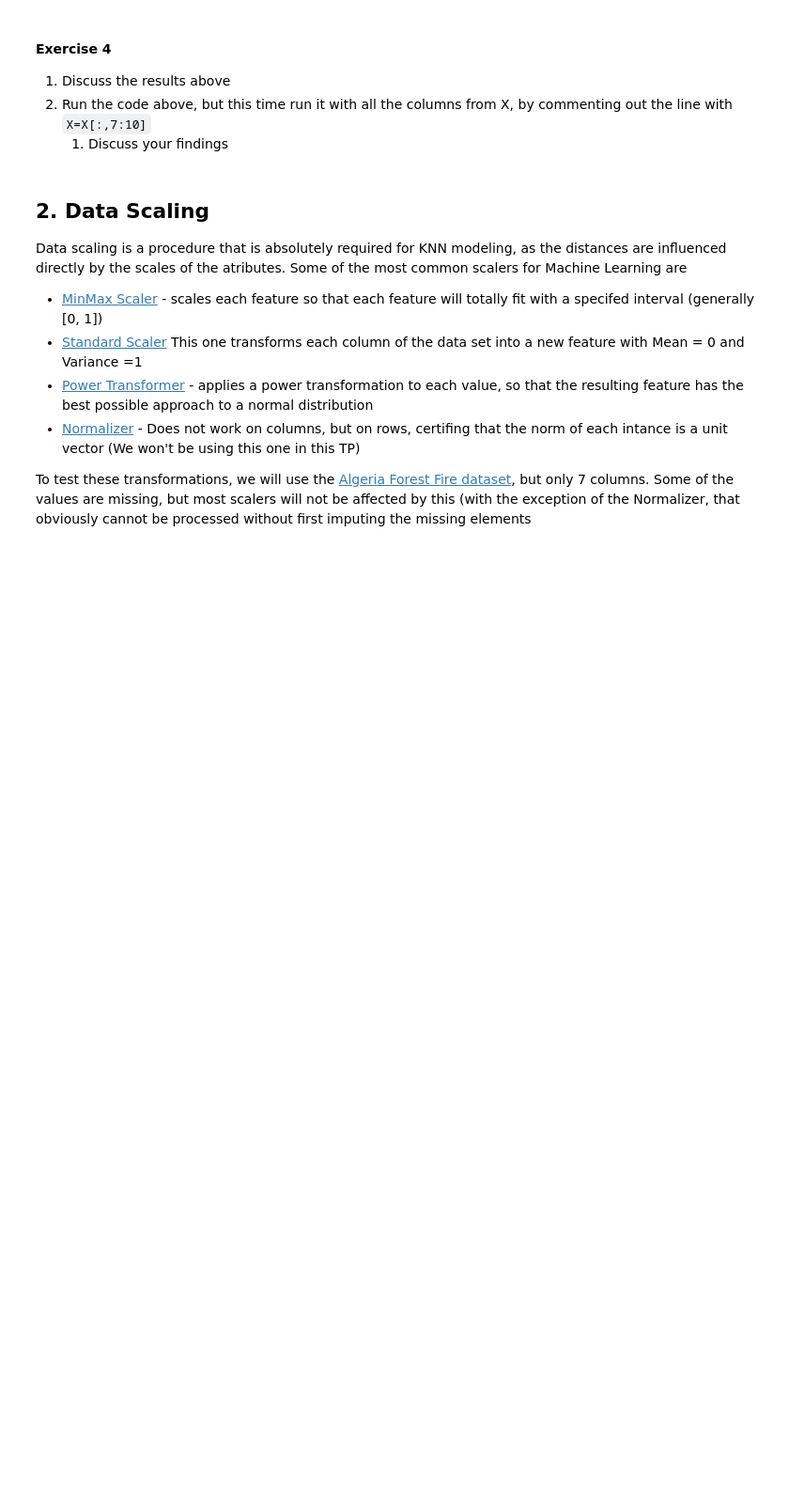
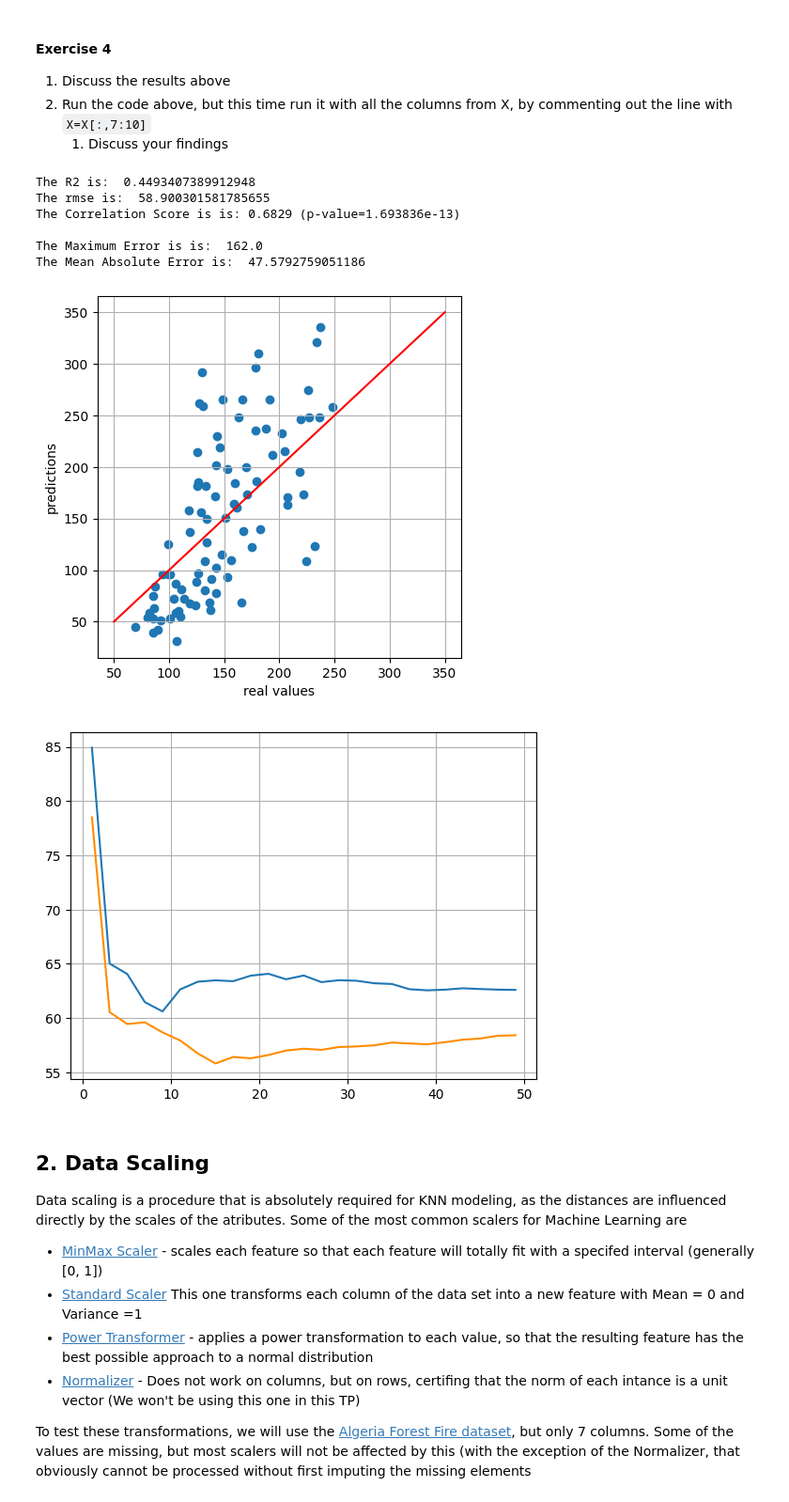
Before and after one commit to 4Sparkz/EC, a Jupyter notebook: TP06/EC_2324_TP06.ipynb, the cells around one changed output. Shown at 94% size. Saved outputs shown, nothing was run; the diff lists cells and outputs as text; code cells hidden in the pictures; blank space fills up the shorter version.

```diff
--- a/TP06/EC_2324_TP06.ipynb
+++ b/TP06/EC_2324_TP06.ipynb
@@ -277,3 +334,44 @@ plt.show()
+# %%
+# Your Solution
+#1 o melhor k continua a ser 9 no entanto os k>9 tem um RMSE
+
+X,y=load_diabetes(return_X_y=True)
+#X=X[:,7:10] #<-----Just the 3 last columns
+X_train, X_test, y_train, y_test = train_test_split(X, y, test_size=0.2, random_state=123)
+X_train.shape
+
+knn = KNeighborsRegressor(n_neighbors=9 )
+knn.fit(X_train, y_train)
+preds = knn.predict(X_test)
+
+preds=knn.predict(X_test)
+
+present_reg_statistics(y_test, preds)
+
+
+
+ks=np.arange(1,50,2)
+rmses_w=np.zeros(ks.shape[0])
+for i,k in enumerate(ks):
+    knn = KNeighborsRegressor(n_neighbors=k, weights="distance")
+    knn.fit(X_train, y_train)
+    preds = knn.predict(X_test)
+    rmses_w[i]=root_mean_squared_error(y_test, preds)
+
+plt.plot(ks, rmses)
+plt.plot(ks, rmses_w, color="darkorange")
+plt.grid()
+plt.show()
+#2.1 ficou melhor em todos os paramentros e o k equivalente ao menor rmse aumentou
+# %% [output]
+The R2 is:  0.4493407389912948
+The rmse is:  58.900301581785655
+The Correlation Score is is: 0.6829 (p-value=1.693836e-13)
+
+The Maximum Error is is:  162.0
+The Mean Absolute Error is:  47.5792759051186
+[figure, added]
+[figure, added]
 # %% [markdown]
 ## 2. Data Scaling
 
```
Also changed, not shown: parts of 27 cells of this notebook.
